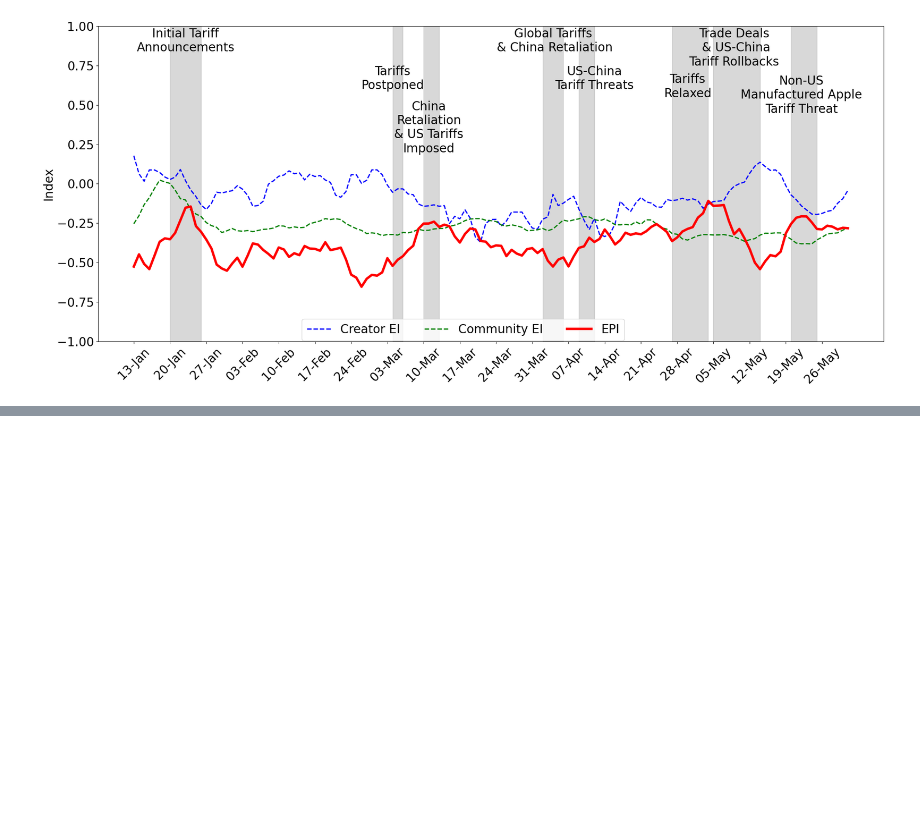
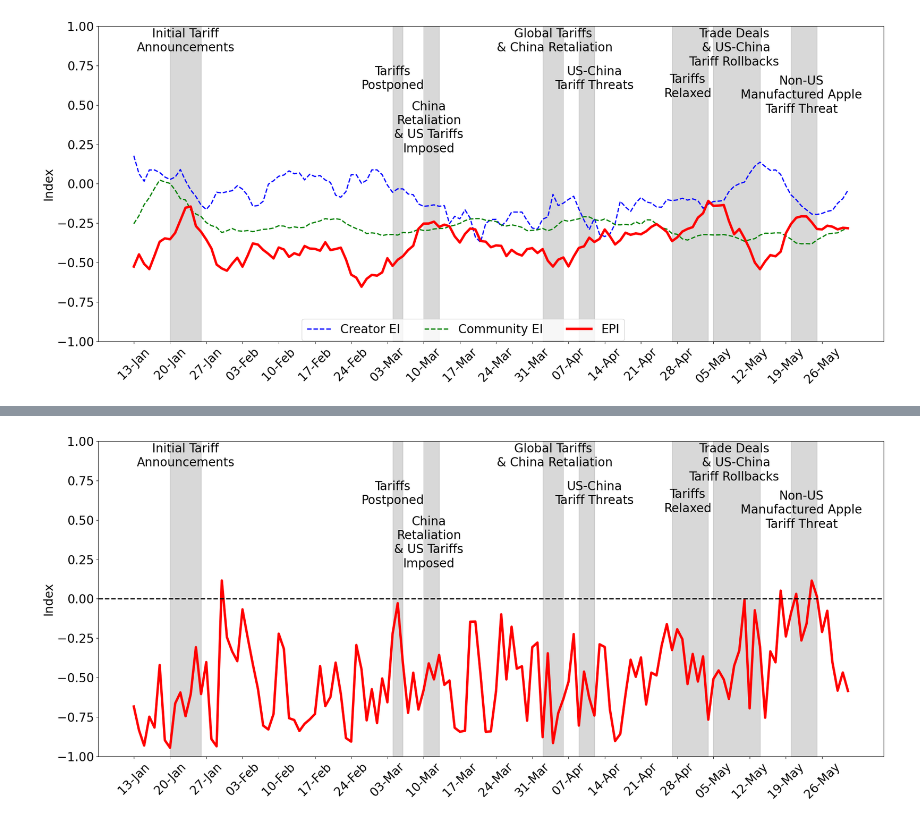
Before and after one commit to isom-ds/youtube-emotion-financial-modelling, a Jupyter notebook: 300_index_module.ipynb, the cells around one changed output, grey strips where cells are left out. Drawn from its saved outputs; the diff is of its cells as text; code cells hidden in the pictures; blank space fills up the shorter version.

```diff
--- a/300_index_module.ipynb
+++ b/300_index_module.ipynb
@@ -870,0 +982,6 @@ plot_epi_topic_weighted(
+# %%
+plot_epi_topic_weighted(
+    epi_weights[(epi_weights.date >= pd.to_datetime("2025-01-13")) & (epi_weights.date <= pd.to_datetime(end_date))]
+)
+# %% [output]
+[figure, added]
```
Also changed, not shown: parts of 32 cells of this notebook, 2 other files.
